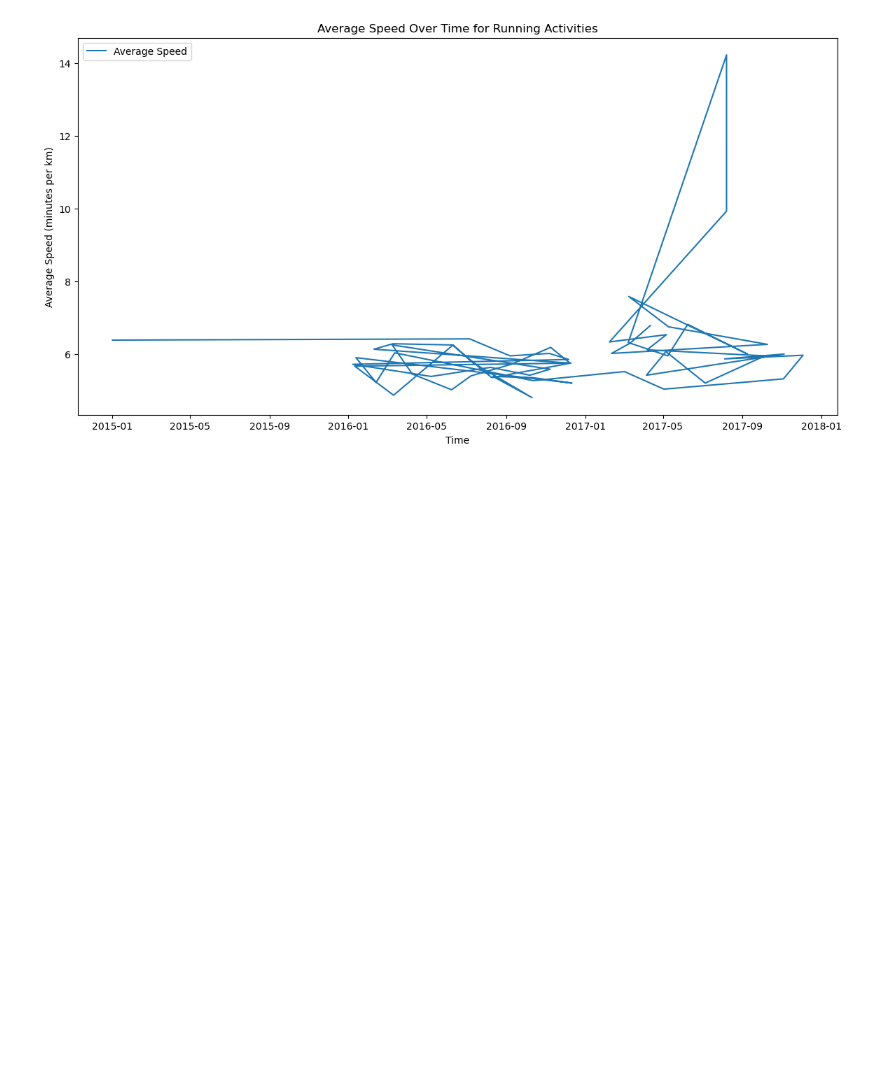
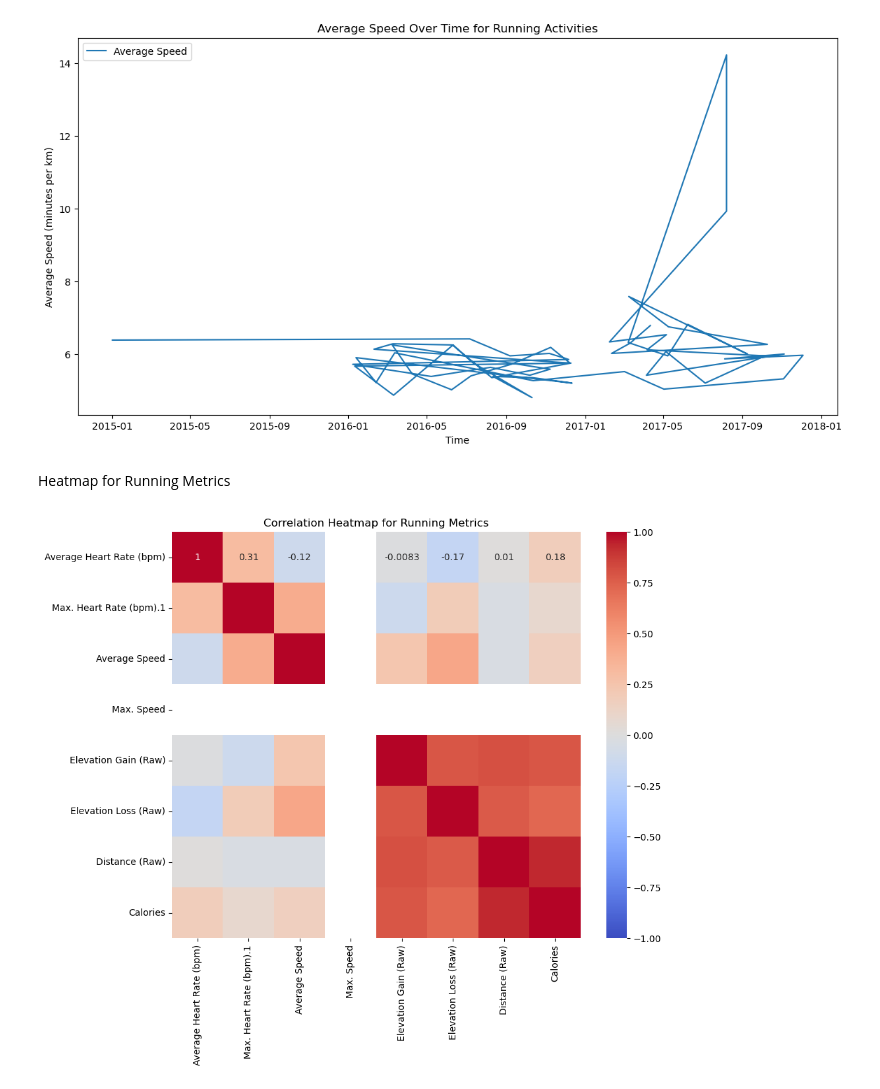
Before and after one commit to Redback-Operations/redback-fit-sports-performance, a Jupyter notebook: Time-Series_Analysis_for_Running_Metrics.ipynb, the cells around one changed output. Drawn from its saved outputs; the diff is of its cells as text; code cells hidden in the pictures; blank space fills up the shorter version.

Commit message:
Time series analysis and heatmap for running data

```diff
--- a/Injury Prediction Model/Time-Series_Analysis_for_Running_Metrics.ipynb
+++ b/Time-Series_Analysis_for_Running_Metrics.ipynb
@@ -73,3 +73,24 @@ Calories                     2
 dtype: int64
 [figure]
 [figure]
+# %% [markdown]
+Heatmap for Running Metrics
+# %%
+#Create a Correlation Heatmap for Running Metrics
+
+# Select relevant features for correlation analysis
+metrics = running_df[numeric_columns]
+
+# Check if there are any records and calculate the correlation matrix
+if not metrics.empty:
+    correlation_matrix = metrics.corr()
+
+    # Plot the correlation heatmap
+    plt.figure(figsize=(10, 8))
+    sns.heatmap(correlation_matrix, annot=True, cmap='coolwarm', vmin=-1, vmax=1)
+    plt.title('Correlation Heatmap for Running Metrics')
+    plt.show()
+else:
+    print("No data available for creating a correlation heatmap.")
+# %% [output]
+[figure, added]
```
Also changed, not shown: parts of 2 cells of this notebook.
